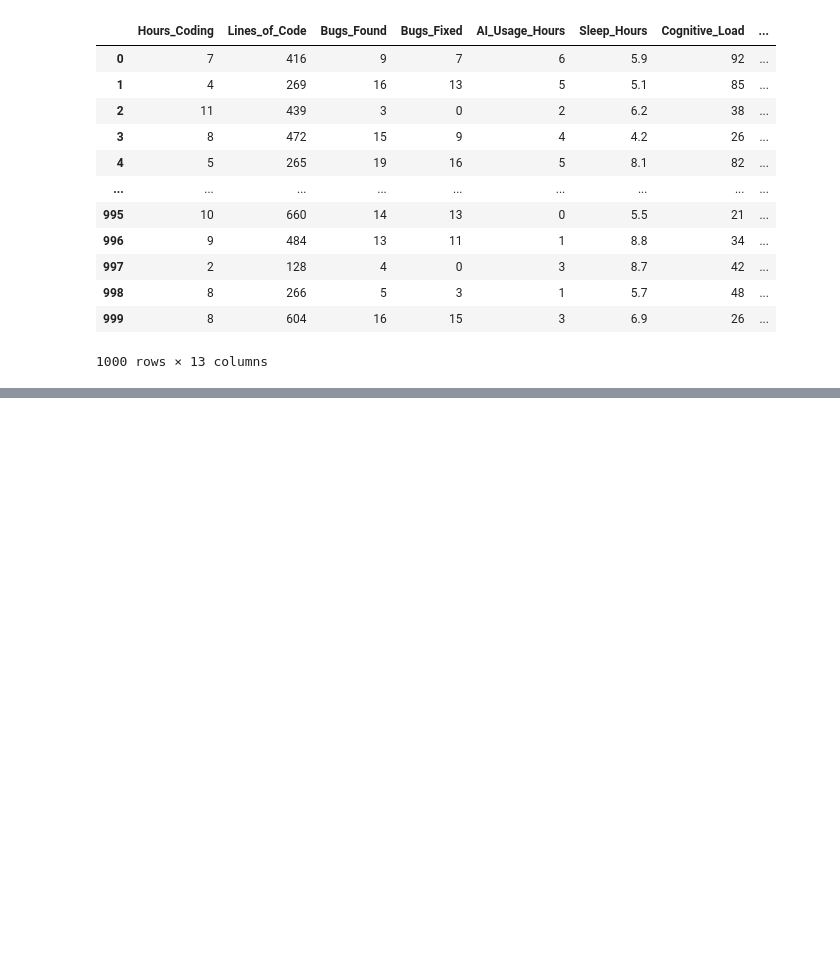
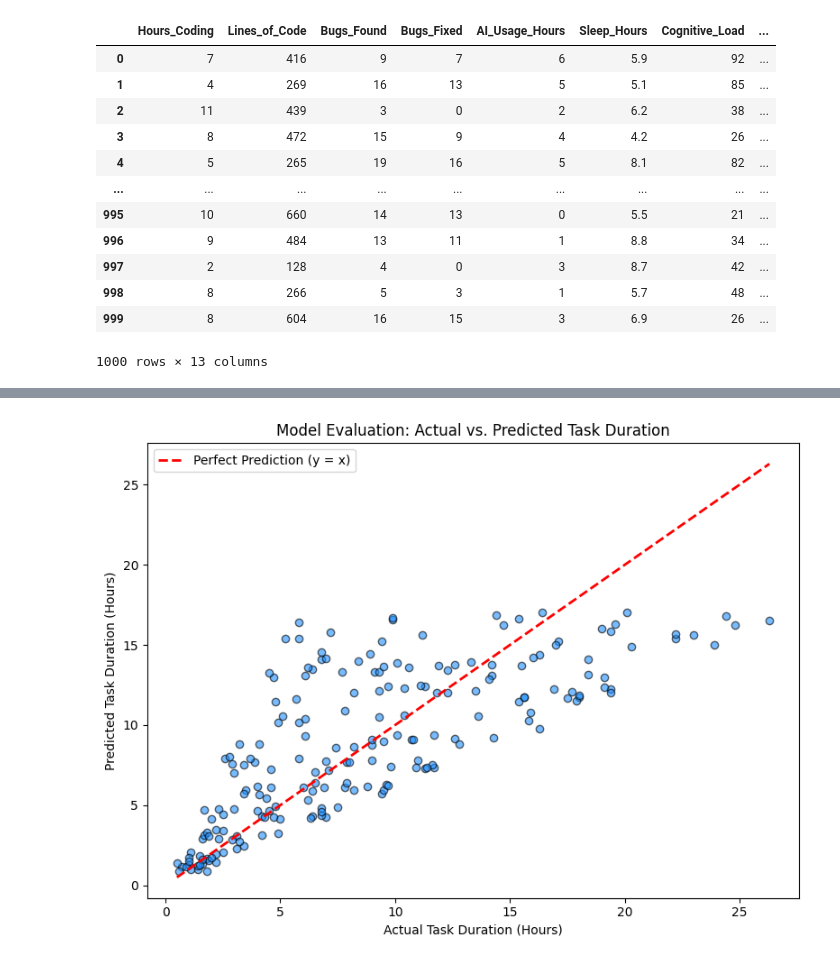
Before and after one commit to abanoubdev/ironhack-ai-developer-productivity-performance, a Jupyter notebook: Notebooks/clean_data_notebook.ipynb, the cells around one changed output, grey strips where cells are left out. Drawn from its saved outputs; the diff is of its cells as text; code cells hidden in the pictures; blank space fills up the shorter version.

```diff
--- a/Notebooks/clean_data_notebook.ipynb
+++ b/Notebooks/clean_data_notebook.ipynb
@@ -68,0 +132,16 @@ X_test_scaled = scaler.transform(X_test)
+# %%
+plt.figure(figsize=(8, 6))
+plt.scatter(y_test, y_pred_lr, alpha=0.6, color='dodgerblue', edgecolors='k')
+
+min_val = min(y_test.min(), y_pred_lr.min())
+max_val = max(y_test.max(), y_pred_lr.max())
+plt.plot([min_val, max_val], [min_val, max_val], 'r--', lw=2, label='Perfect Prediction (y = x)')
+
+plt.title('Model Evaluation: Actual vs. Predicted Task Duration')
+plt.xlabel('Actual Task Duration (Hours)')
+plt.ylabel('Predicted Task Duration (Hours)')
+plt.legend()
+plt.tight_layout()
+plt.show()
+# %% [output]
+[figure, added]
```
Also changed, not shown: parts of 15 cells of this notebook, 2 other files.
